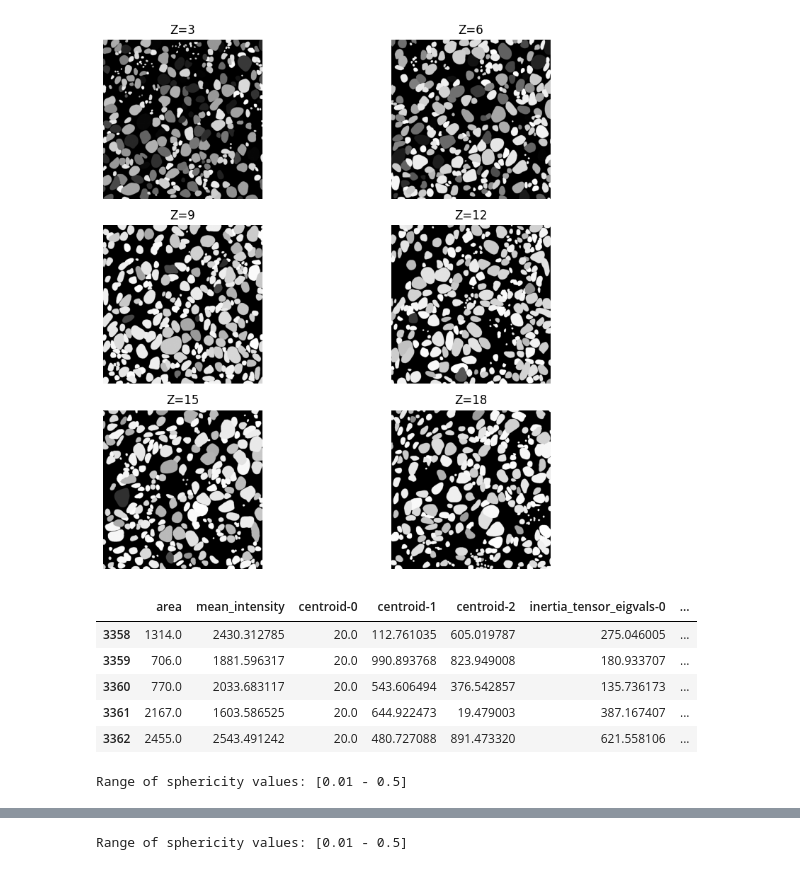
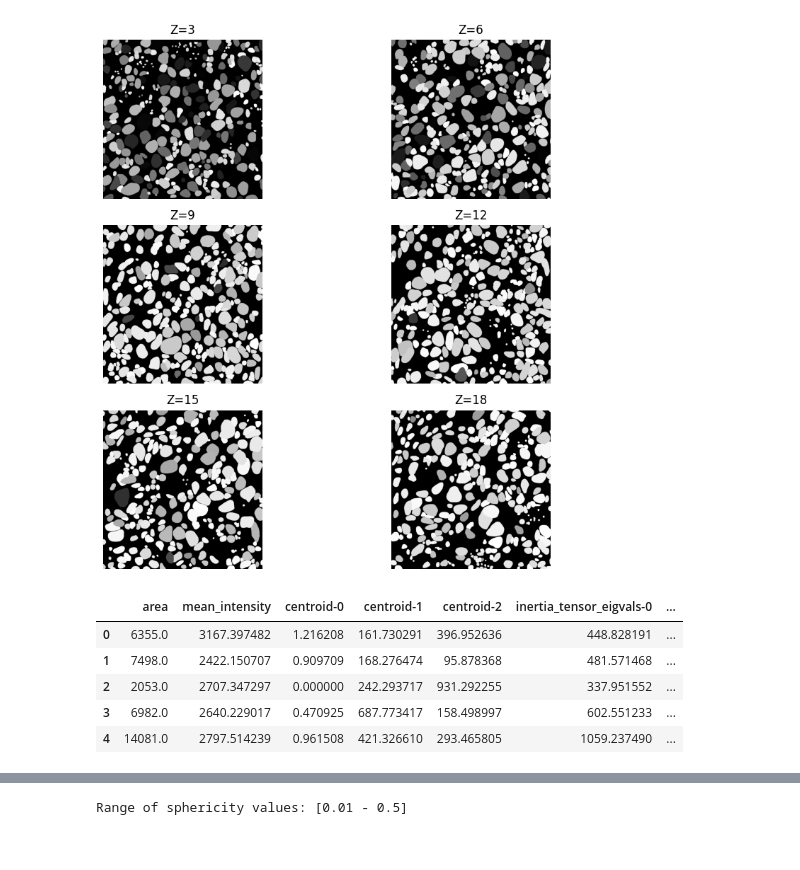
Before and after one commit to dbekat/clearing-efficacy, a Jupyter notebook: unified_analysis.ipynb, the cells around one changed output, grey strips where cells are left out. Drawn from its saved outputs; the diff is of its cells as text; code cells hidden in the pictures.

```diff
--- a/unified_analysis.ipynb
+++ b/unified_analysis.ipynb
@@ -298,18 +340,16 @@ plt.tight_layout()
 # %% [output]
 [figure]
 # %%
-nuclei_props = measure.regionprops_table(segmentation_3d.astype(np.int64), im_nuclear, properties=['area', 'mean_intensity','centroid', 'inertia_tensor_eigvals'])  # uses a function to measure the properties of each nuclei detected
+nuclei_props = measure.regionprops_table(segmentation_3d.astype(np.int64), im_nuclear, properties=['area', 'mean_intensity','centroid', 'inertia_tensor_eigvals', 'bbox'])  # uses a function to measure the properties of each nuclei detected
+nuclei_props['Imaging depth'] = nuclei_props['centroid-0'] * z_res
+nuclei_props['Clearing'] = 'ECi'  # this is the KEY PART! change this to whichever clearing protocol you're using!
+nuclei_props['Log(Area)'] = np.log10(nuclei_props['area'])
 nuclei_props = pd.DataFrame(nuclei_props)
-nuclei_props.tail()
+nuclei_props.head()
 # %% [output]
 |  | area | mean_intensity | centroid-0 | centroid-1 | centroid-2 | inertia_tensor_eigvals-0 | ... |
-| 3358 | 1314.0 | 2430.312785 | 20.0 | 112.761035 | 605.019787 | 275.046005 | ... |
-| 3359 | 706.0 | 1881.596317 | 20.0 | 990.893768 | 823.949008 | 180.933707 | ... |
-| 3360 | 770.0 | 2033.683117 | 20.0 | 543.606494 | 376.542857 | 135.736173 | ... |
-| 3361 | 2167.0 | 1603.586525 | 20.0 | 644.922473 | 19.479003 | 387.167407 | ... |
-| 3362 | 2455.0 | 2543.491242 | 20.0 | 480.727088 | 891.473320 | 621.558106 | ... |
+| 0 | 6355.0 | 3167.397482 | 1.216208 | 161.730291 | 396.952636 | 448.828191 | ... |
+| 1 | 7498.0 | 2422.150707 | 0.909709 | 168.276474 | 95.878368 | 481.571468 | ... |
+| 2 | 2053.0 | 2707.347297 | 0.000000 | 242.293717 | 931.292255 | 337.951552 | ... |
+| 3 | 6982.0 | 2640.229017 | 0.470925 | 687.773417 | 158.498997 | 602.551233 | ... |
+| 4 | 14081.0 | 2797.514239 | 0.961508 | 421.326610 | 293.465805 | 1059.237490 | ... |
-# %%
-nuclei_props['Imaging depth'] = nuclei_props['centroid-0'] * z_res
-nuclei_props['Clearing'] = 'ECi'  # this is the KEY PART! change this to whichever clearing protocol you're using!
-# %% [output]
-Range of sphericity values: [0.01 - 0.5]
```
Also changed, not shown: parts of 17 cells of this notebook.
